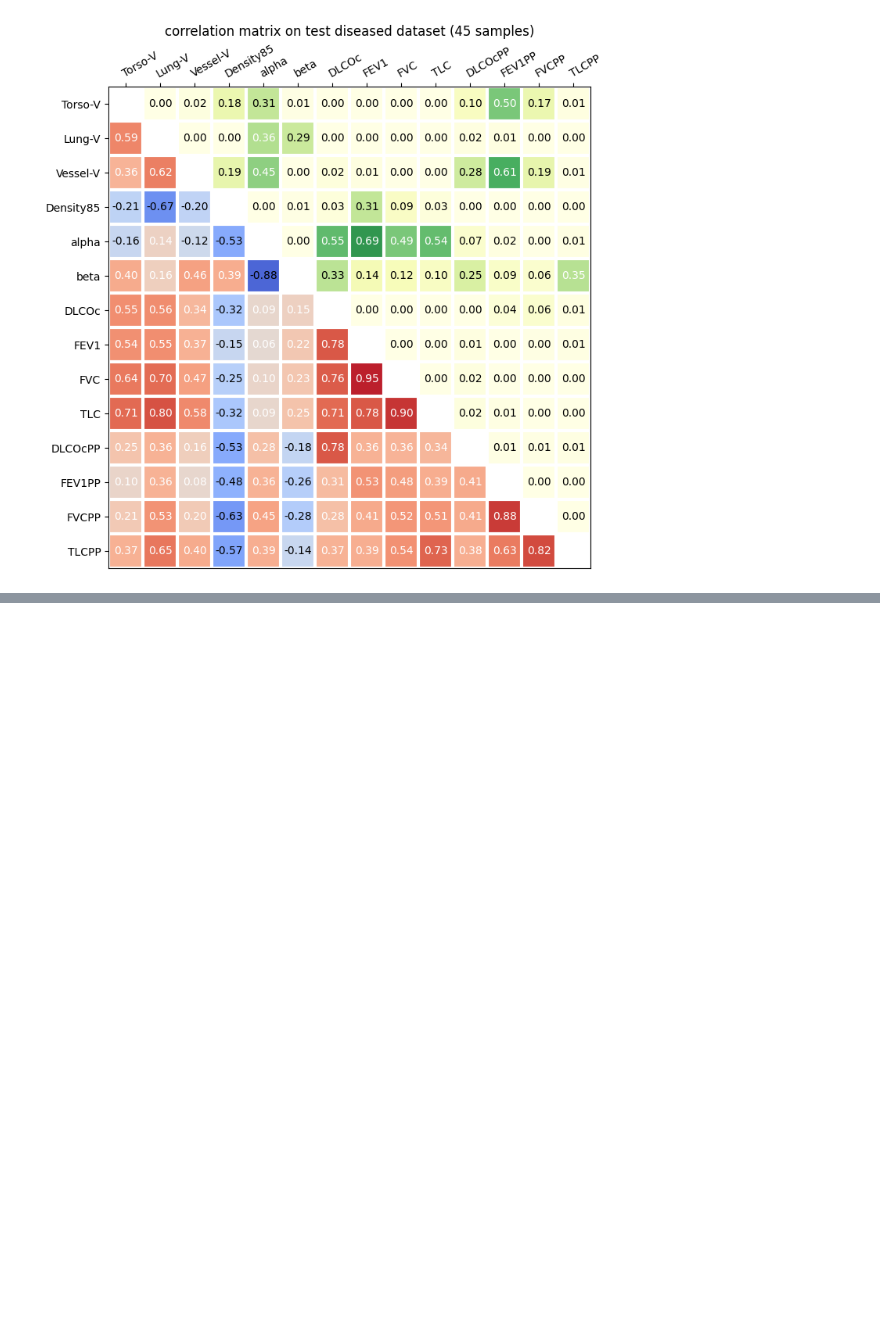
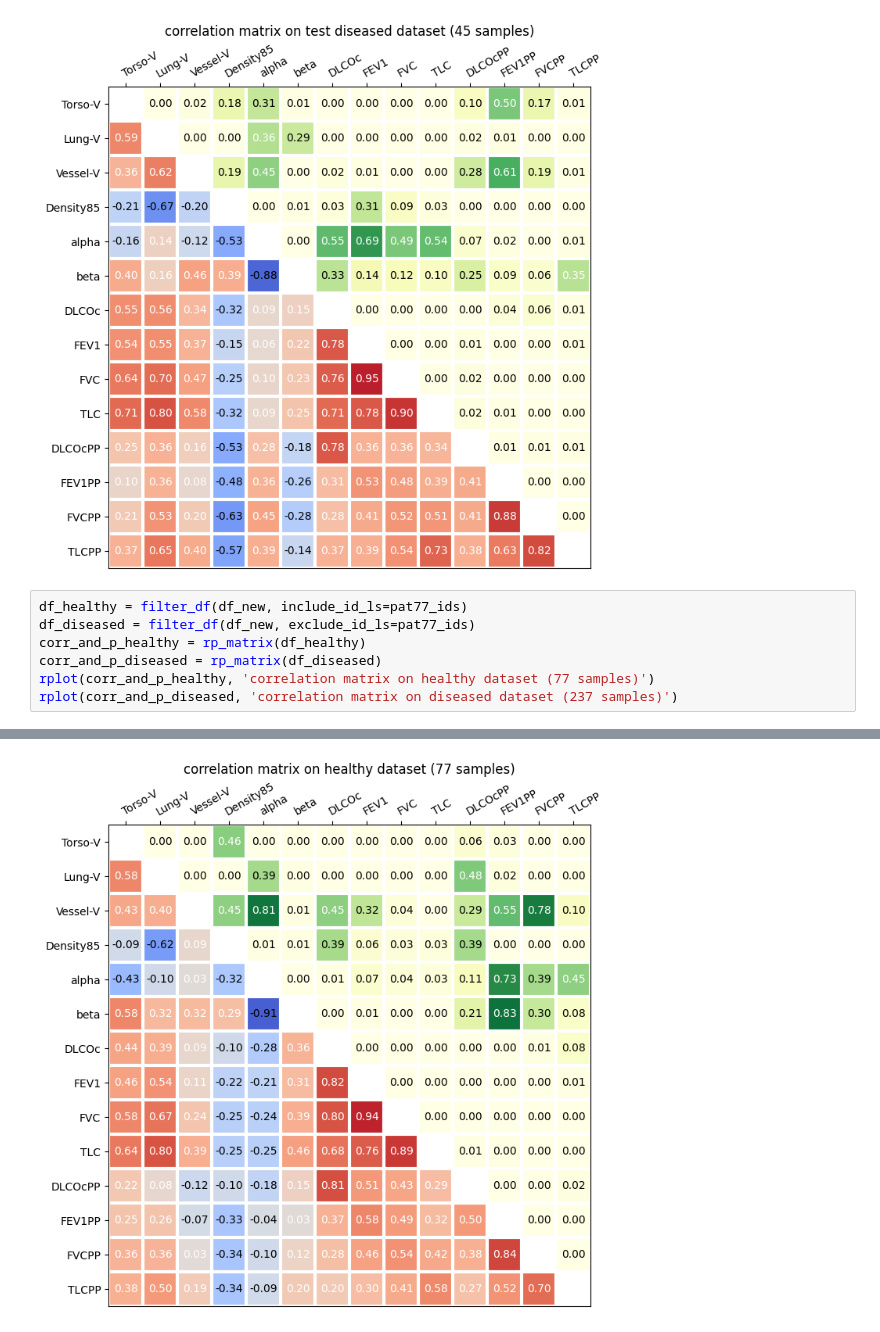
Before and after one commit to Jingnan-Jia/PFT_estimation, a Jupyter notebook: lung_function/scripts/jupyter_notebooks/r_manual_biomarkers_to_PFT.ipynb, the cells around one changed output, grey strips where cells are left out. Saved outputs shown, nothing was run; the diff lists cells and outputs as text; blank space fills up the shorter version.

```diff
--- a/lung_function/scripts/jupyter_notebooks/r_manual_biomarkers_to_PFT.ipynb
+++ b/lung_function/scripts/jupyter_notebooks/r_manual_biomarkers_to_PFT.ipynb
@@ -477,3 +436,11 @@ rplot(corr_and_p_test_diseased, 'correlation matrix on test diseased dataset (45
 Warning: converting a masked element to nan.
 Warning: converting a masked element to nan.
 [figure]
+# %%
+df_healthy = filter_df(df_new, include_id_ls=pat77_ids)
+df_diseased = filter_df(df_new, exclude_id_ls=pat77_ids)
+corr_and_p_healthy = rp_matrix(df_healthy)
+corr_and_p_diseased = rp_matrix(df_diseased)
+rplot(corr_and_p_healthy, 'correlation matrix on healthy dataset (77 samples)')
+rplot(corr_and_p_diseased, 'correlation matrix on diseased dataset (237 samples)')
+# %% [output]
@@ -479,0 +449 @@ Warning: converting a masked element to nan.
+[figure, added]
```
Also changed, not shown: parts of 9 cells of this notebook, 8 other files.
